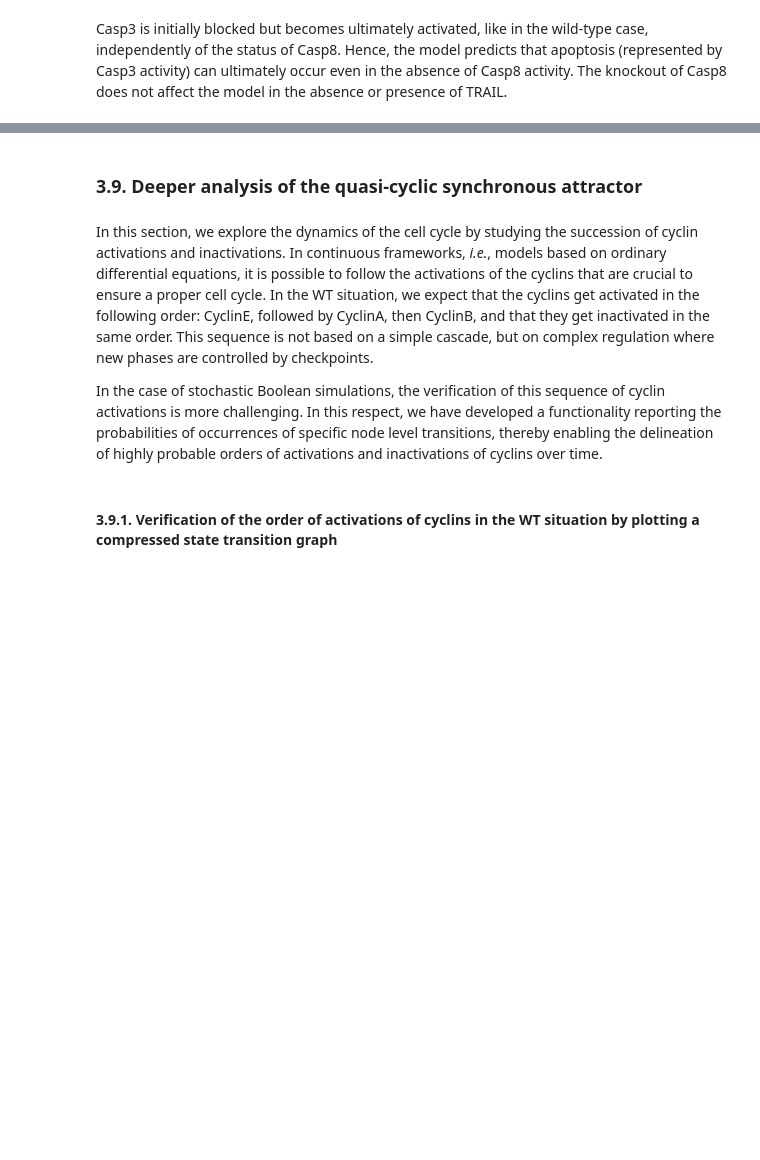
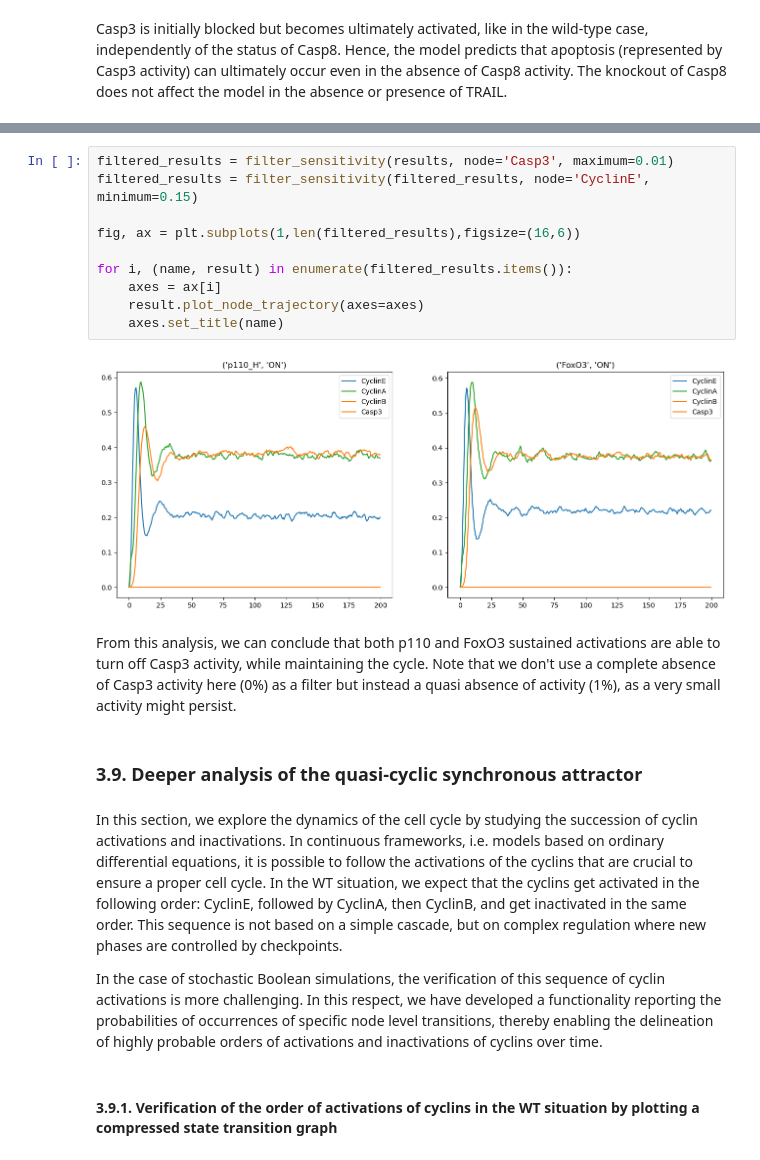
Before and after one commit to colomoto/colomoto-tutorial-sizek, a Jupyter notebook: CoLoMoTo_Tutorial_Sizek_2025.ipynb, the cells around one changed output, grey strips where cells are left out. Drawn from its saved outputs; the diff is of its cells as text; blank space fills up the shorter version.

```diff
--- a/CoLoMoTo_Tutorial_Sizek_2025.ipynb
+++ b/CoLoMoTo_Tutorial_Sizek_2025.ipynb
@@ -977,22 +698,23 @@ triggering cell death.
+# %%
+filtered_results = filter_sensitivity(results, node='Casp3', maximum=0.01)
+filtered_results = filter_sensitivity(filtered_results, node='CyclinE', minimum=0.15)
+
+fig, ax = plt.subplots(1,len(filtered_results),figsize=(16,6))
+
+for i, (name, result) in enumerate(filtered_results.items()):
+    axes = ax[i]
+    result.plot_node_trajectory(axes=axes)
+    axes.set_title(name)
+# %% [output]
+[figure, added]
+# %% [markdown]
+From this analysis, we can conclude that both p110 and FoxO3 sustained activations are able to turn off Casp3 activity, while maintaining the cycle. Note that we don't use a complete absence of Casp3 activity here (0%) as a filter but instead a quasi absence of activity (1%), as a very small activity might persist.
 # %% [markdown]
 ### 3.9. Deeper analysis of the quasi-cyclic synchronous attractor
 # %% [markdown]
-In this section, we explore the dynamics of the cell cycle by studying
-the succession of cyclin activations and inactivations. In continuous
-frameworks, *i.e.*, models based on ordinary differential equations, it
-is possible to follow the activations of the cyclins that are crucial to
-ensure a proper cell cycle. In the WT situation, we expect that the
-cyclins get activated in the following order: CyclinE, followed by
-CyclinA, then CyclinB, and that they get inactivated in the same order.
-This sequence is not based on a simple cascade, but on complex
-regulation where new phases are controlled by checkpoints.
+In this section, we explore the dynamics of the cell cycle by studying the succession of cyclin activations and inactivations. In continuous frameworks, i.e. models based on ordinary differential equations, it is possible to follow the activations of the cyclins that are crucial to ensure a proper cell cycle. In the WT situation, we expect that the cyclins get activated in the following order: CyclinE, followed by CyclinA, then CyclinB, and get inactivated in the same order. This sequence is not based on a simple cascade, but on complex regulation where new phases are controlled by checkpoints.
 
-In the case of stochastic Boolean simulations, the verification of this
-sequence of cyclin activations is more challenging. In this respect, we
-have developed a functionality reporting the probabilities of
-occurrences of specific node level transitions, thereby enabling the
-delineation of highly probable orders of activations and inactivations
-of cyclins over time.
+In the case of stochastic Boolean simulations, the verification of this sequence of cyclin activations is more challenging. In this respect, we have developed a functionality reporting the probabilities of occurrences of specific node level transitions, thereby enabling the delineation of highly probable orders of activations and inactivations of cyclins over time.
 # %% [markdown]
 #### 3.9.1. Verification of the order of activations of cyclins in the WT situation by plotting a compressed state transition graph
 # %% [markdown]
```
Also changed, not shown: parts of 78 cells of this notebook.
